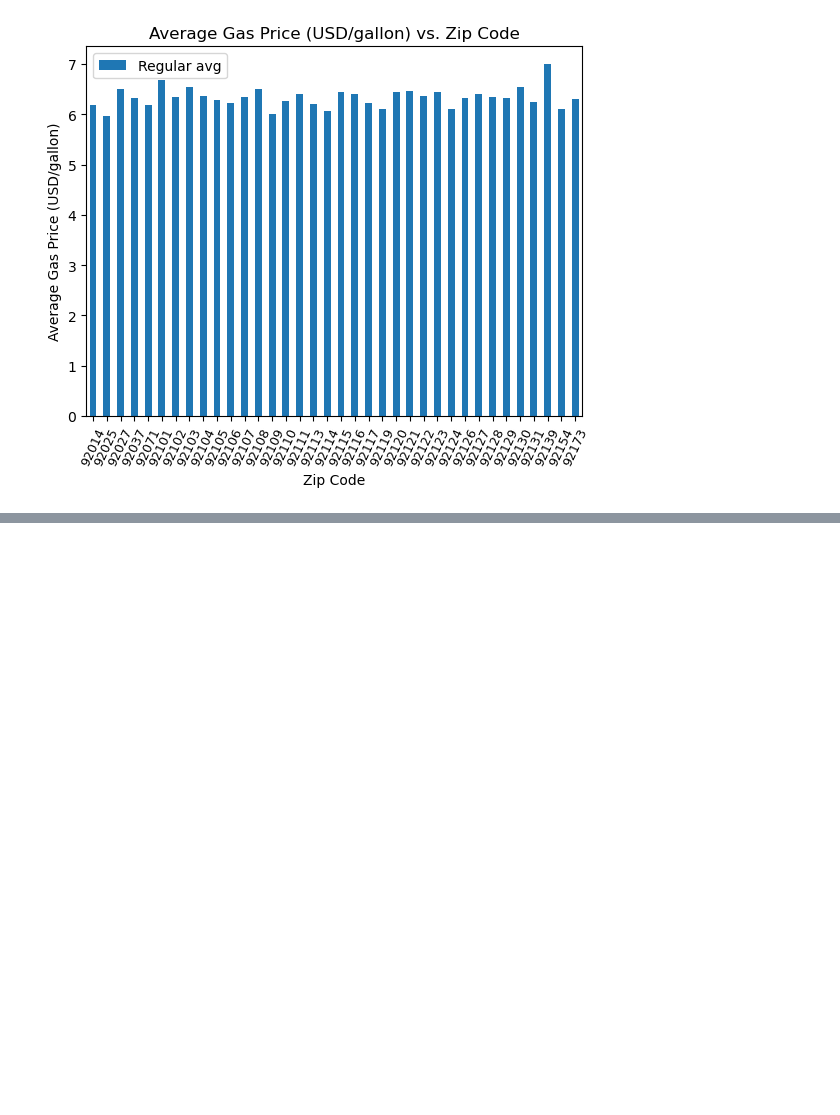
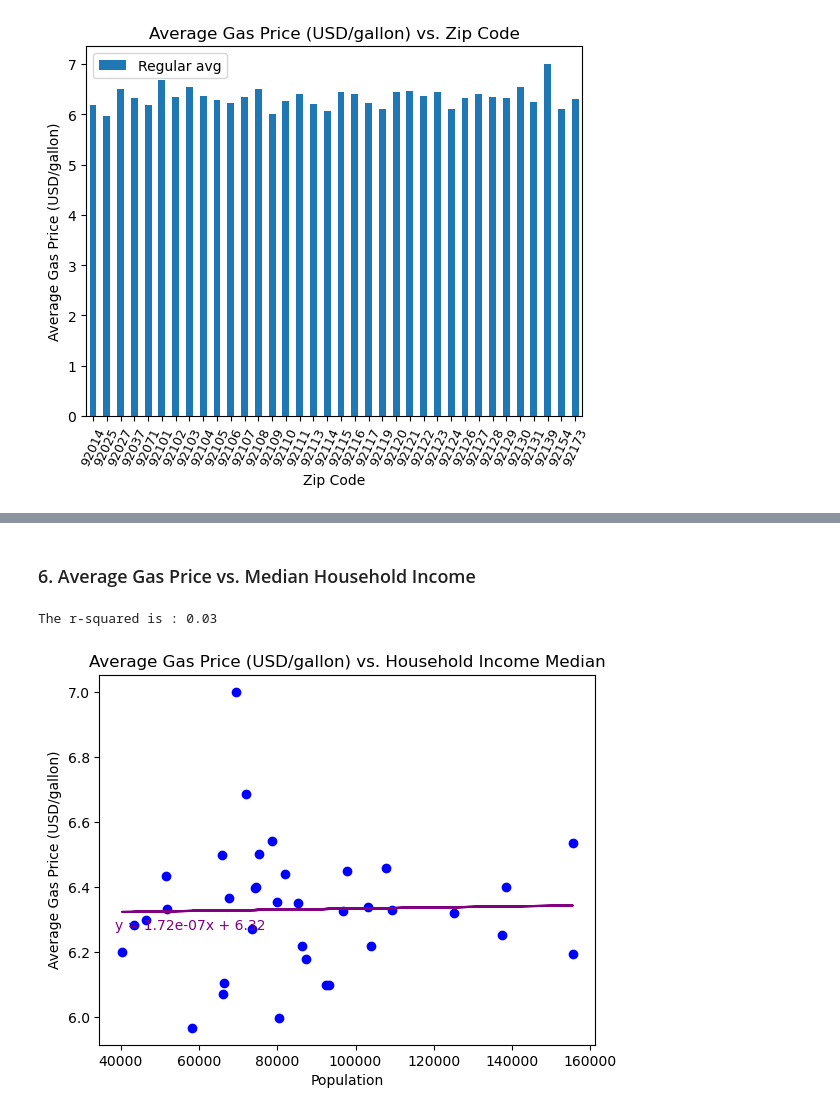
Before and after one commit to Lilnessa/Project1, a Jupyter notebook: charts.ipynb, the cells around one changed output, grey strips where cells are left out. Saved outputs shown, nothing was run; the diff lists cells and outputs as text; code cells hidden in the pictures; blank space fills up the shorter version.

```diff
--- a/charts.ipynb
+++ b/charts.ipynb
@@ -183,0 +216,13 @@ plt.show()
+# %% [markdown]
+### 6. Average Gas Price vs. Median Household Income
+# %%
+plt.scatter(gas_data_density_df['Household Income Median'], gas_data_density_df['Regular avg'], c='blue')
+plt.xlabel("Population")
+plt.ylabel("Average Gas Price (USD/gallon)")
+plt.title("Average Gas Price (USD/gallon) vs. Median Household Income")
+household_income = linear_regression(gas_data_density_df["Household Income Median"],gas_data_density_df["Regular avg"], "purple")
+plt.figtext(.15,.35, household_income,fontsize=10,color="purple")
+plt.show()
+# %% [output]
+The r-squared is : 0.03
+[figure, added]
```
Also changed, not shown: parts of 5 cells of this notebook.
